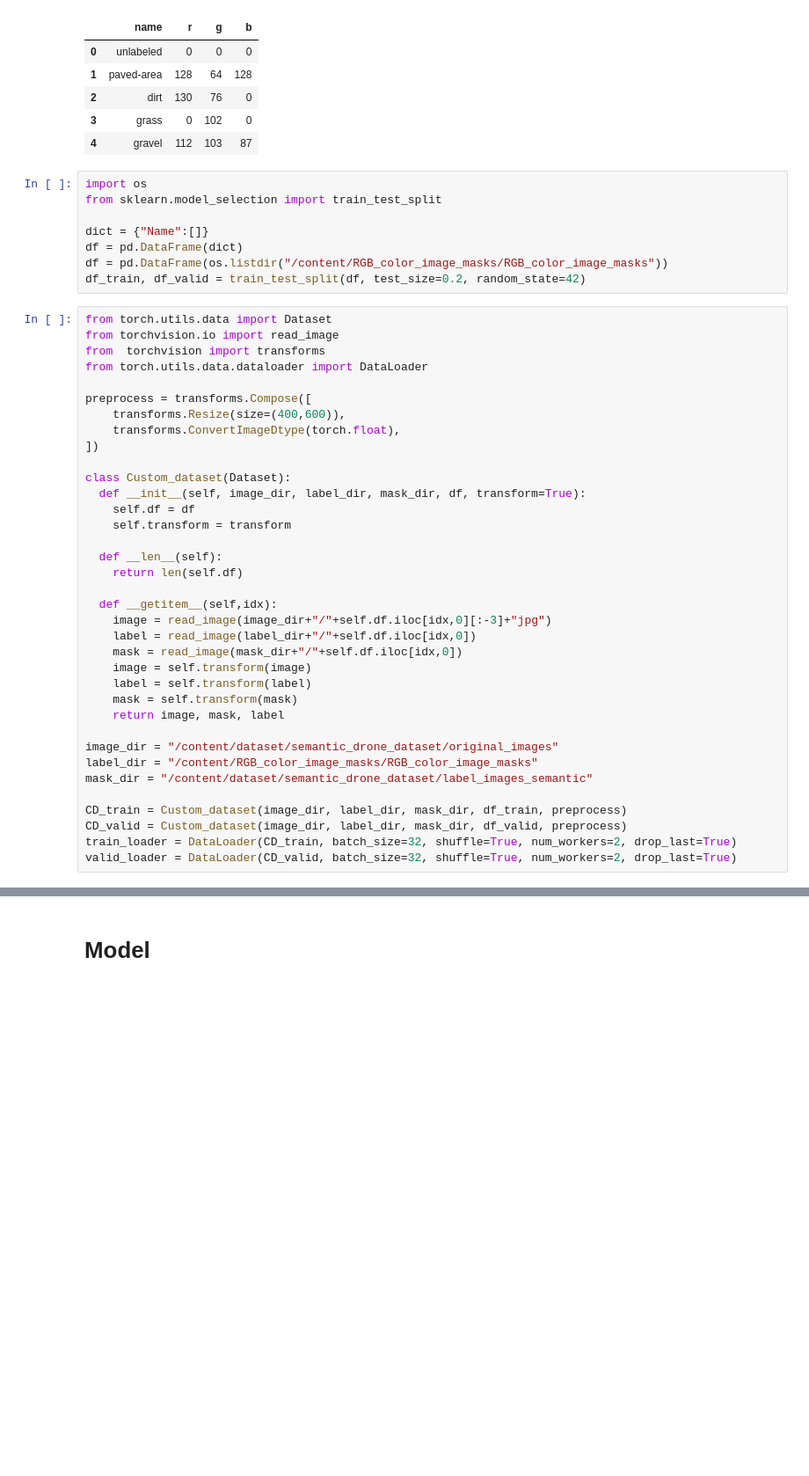
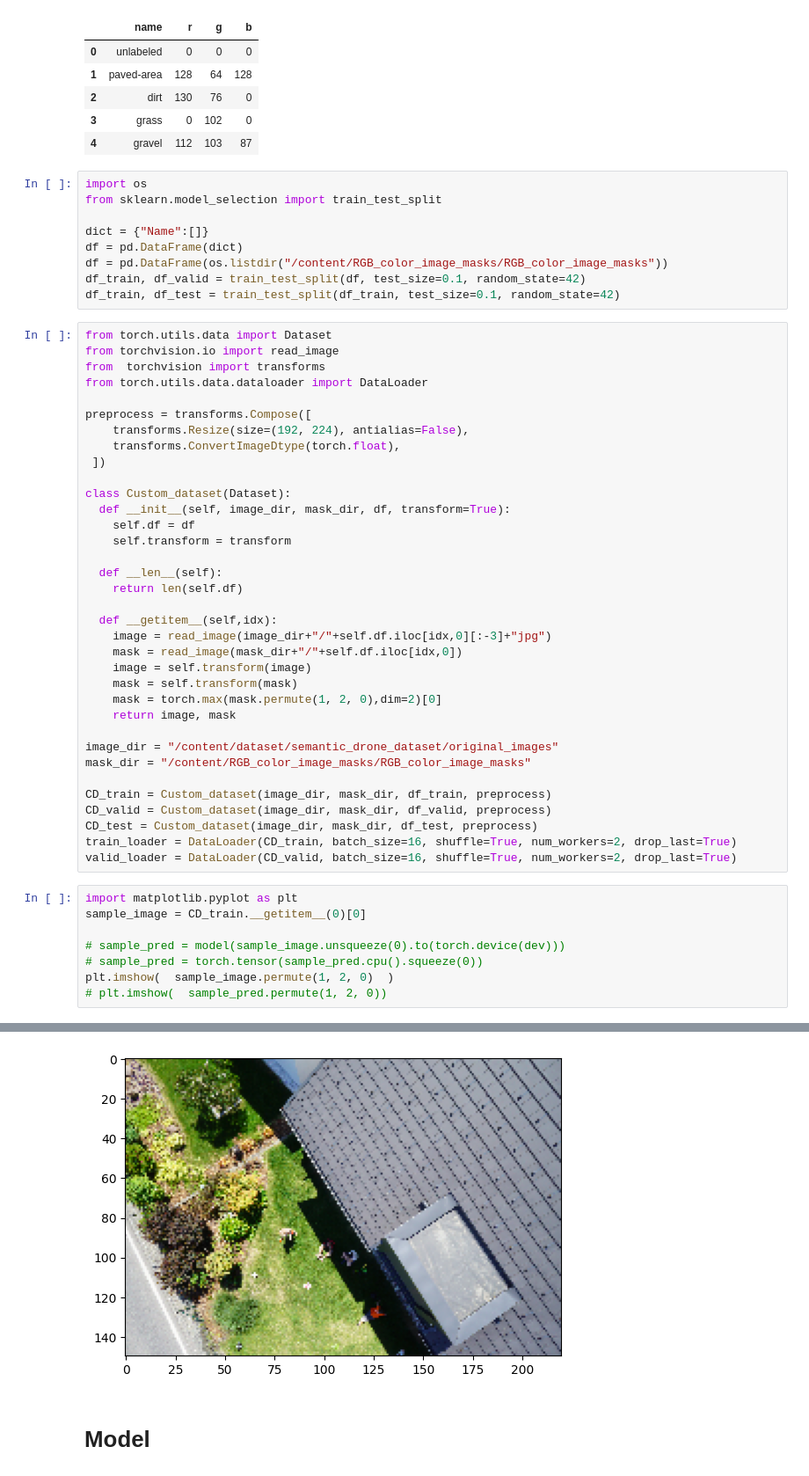
Before and after one commit to O-suke12/SemanticSegmentation, a Jupyter notebook: Semantic_Segmentation.ipynb, the cells around one changed output, grey strips where cells are left out. Shown at 88% size. Saved outputs shown, nothing was run; the diff lists cells and outputs as text; blank space fills up the shorter version.

Commit message:
Change features of the model

```diff
--- a/Semantic_Segmentation.ipynb
+++ b/Semantic_Segmentation.ipynb
@@ -70,7 +64,8 @@ from sklearn.model_selection import train_test_split
 dict = {"Name":[]}
 df = pd.DataFrame(dict)
 df = pd.DataFrame(os.listdir("/content/RGB_color_image_masks/RGB_color_image_masks"))
-df_train, df_valid = train_test_split(df, test_size=0.2, random_state=42)
+df_train, df_valid = train_test_split(df, test_size=0.1, random_state=42)
+df_train, df_test = train_test_split(df_train, test_size=0.1, random_state=42)
 # %%
 from torch.utils.data import Dataset
 from torchvision.io import read_image
@@ -78,12 +73,12 @@ from  torchvision import transforms
 from torch.utils.data.dataloader import DataLoader
 
 preprocess = transforms.Compose([
-    transforms.Resize(size=(400,600)),
+    transforms.Resize(size=(192, 224), antialias=False),
     transforms.ConvertImageDtype(torch.float),
-])
+ ])
 
 class Custom_dataset(Dataset):
-  def __init__(self, image_dir, label_dir, mask_dir, df, transform=True):
+  def __init__(self, image_dir, mask_dir, df, transform=True):
     self.df = df
     self.transform = transform
 
@@ -92,18 +87,26 @@ class Custom_dataset(Dataset):
 
   def __getitem__(self,idx):
     image = read_image(image_dir+"/"+self.df.iloc[idx,0][:-3]+"jpg")
-    label = read_image(label_dir+"/"+self.df.iloc[idx,0])
     mask = read_image(mask_dir+"/"+self.df.iloc[idx,0])
     image = self.transform(image)
-    label = self.transform(label)
     mask = self.transform(mask)
-    return image, mask, label
+    mask = torch.max(mask.permute(1, 2, 0),dim=2)[0]
+    return image, mask
 
 image_dir = "/content/dataset/semantic_drone_dataset/original_images"
-label_dir = "/content/RGB_color_image_masks/RGB_color_image_masks"
-mask_dir = "/content/dataset/semantic_drone_dataset/label_images_semantic"
+mask_dir = "/content/RGB_color_image_masks/RGB_color_image_masks"
 
-CD_train = Custom_dataset(image_dir, label_dir, mask_dir, df_train, preprocess)
-CD_valid = Custom_dataset(image_dir, label_dir, mask_dir, df_valid, preprocess)
-train_loader = DataLoader(CD_train, batch_size=32, shuffle=True, num_workers=2, drop_last=True)
-valid_loader = DataLoader(CD_valid, batch_size=32, shuffle=True, num_workers=2, drop_last=True)
+CD_train = Custom_dataset(image_dir, mask_dir, df_train, preprocess)
+CD_valid = Custom_dataset(image_dir, mask_dir, df_valid, preprocess)
+CD_test = Custom_dataset(image_dir, mask_dir, df_test, preprocess)
+train_loader = DataLoader(CD_train, batch_size=16, shuffle=True, num_workers=2, drop_last=True)
+valid_loader = DataLoader(CD_valid, batch_size=16, shuffle=True, num_workers=2, drop_last=True)
+# %%
+import matplotlib.pyplot as plt
+sample_image = CD_train.__getitem__(0)[0]
+
+# sample_pred = model(sample_image.unsqueeze(0).to(torch.device(dev)))
+# sample_pred = torch.tensor(sample_pred.cpu().squeeze(0))
+plt.imshow(  sample_image.permute(1, 2, 0)  )
+# plt.imshow(  sample_pred.permute(1, 2, 0))
+# %% [output]
@@ -110,3 +114,4 @@ valid_loader = DataLoader(CD_valid, batch_size=32, shuffle=True, num_workers=2,
+[figure, added]
 # %% [markdown]
 # **Model**
 # %% [markdown]
```
Also changed, not shown: parts of 8 cells of this notebook.
